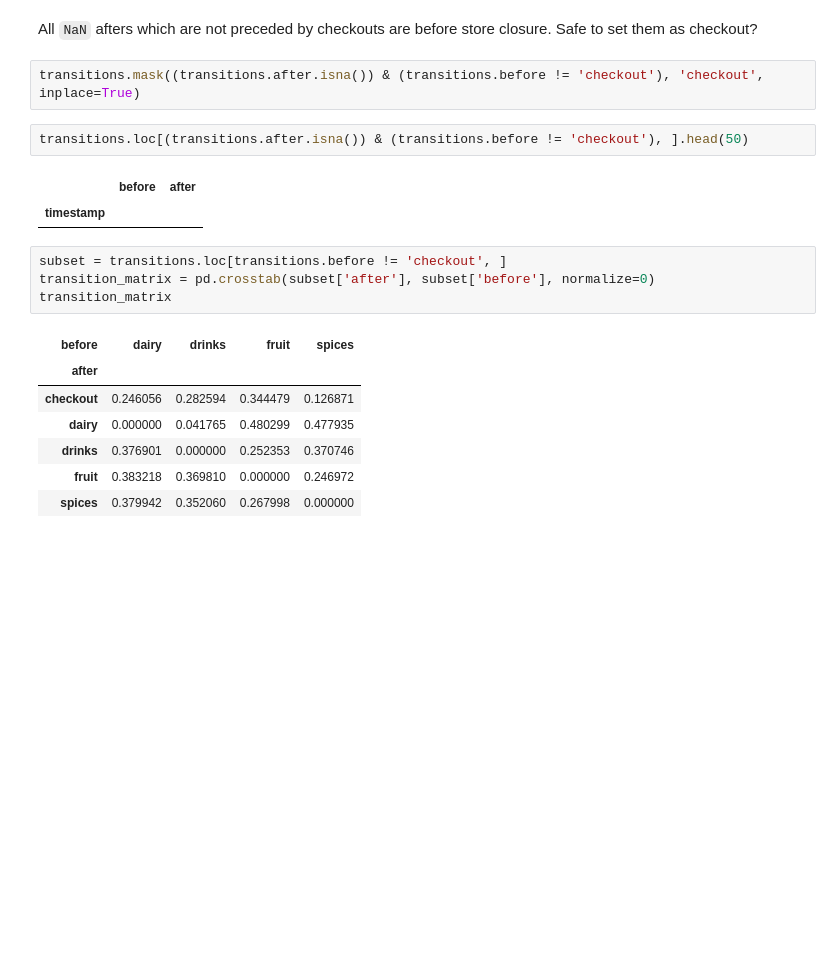
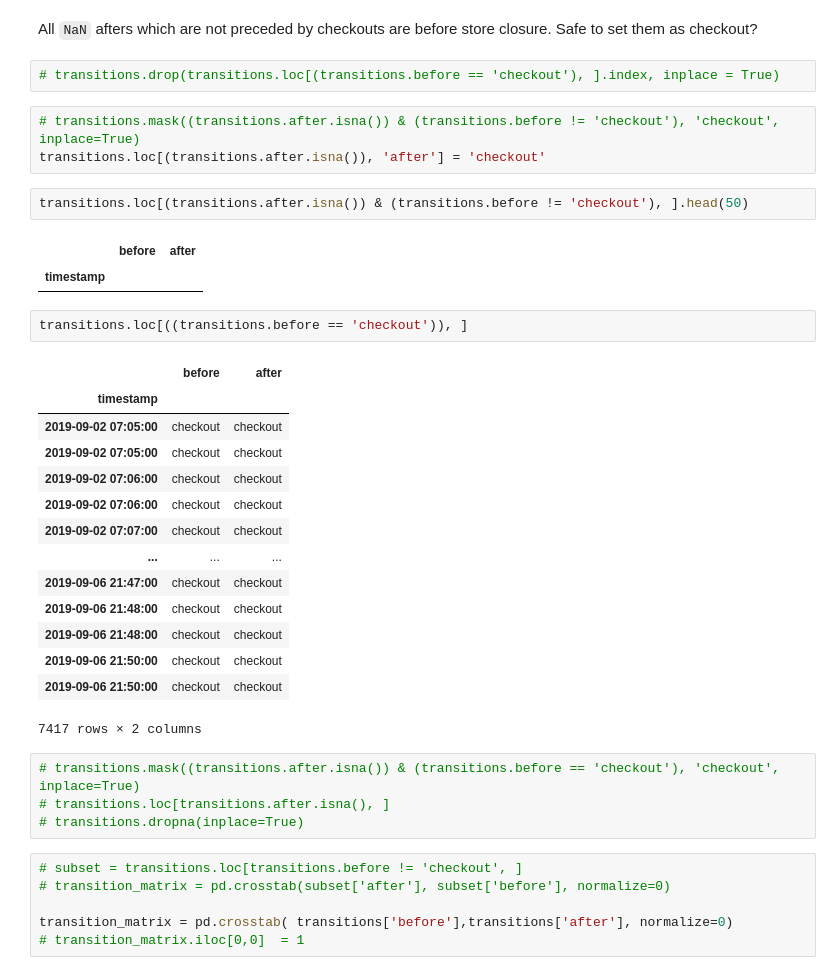
Before and after one commit to the-Hull/p045_spiced_projects, a Jupyter notebook: 08_week/02_project/01_exploration.ipynb, the cells around one changed output. Drawn from its saved outputs; the diff is of its cells as text; blank space fills up the shorter version.

```diff
--- a/08_week/02_project/01_exploration.ipynb
+++ b/08_week/02_project/01_exploration.ipynb
@@ -249,21 +249,39 @@ transitions.loc[(transitions.after.isna()) & (transitions.before != 'checkout'),
 # %% [markdown]
 All `NaN` afters which are not preceded by checkouts are before store closure. Safe to set them as checkout?
+# %%
+# transitions.drop(transitions.loc[(transitions.before == 'checkout'), ].index, inplace = True)
 # %%
-transitions.mask((transitions.after.isna()) & (transitions.before != 'checkout'), 'checkout', inplace=True)
+# transitions.mask((transitions.after.isna()) & (transitions.before != 'checkout'), 'checkout', inplace=True)
+transitions.loc[(transitions.after.isna()), 'after'] = 'checkout'
 # %%
 transitions.loc[(transitions.after.isna()) & (transitions.before != 'checkout'), ].head(50)
 # %% [output]
 |  | before | after |
 | timestamp |  |  |
+# %%
+transitions.loc[((transitions.before == 'checkout')), ]
+# %% [output]
+|  | before | after |
+| timestamp |  |  |
+| 2019-09-02 07:05:00 | checkout | checkout |
+| 2019-09-02 07:05:00 | checkout | checkout |
+| 2019-09-02 07:06:00 | checkout | checkout |
+| 2019-09-02 07:06:00 | checkout | checkout |
+| 2019-09-02 07:07:00 | checkout | checkout |
+| ... | ... | ... |
+| 2019-09-06 21:47:00 | checkout | checkout |
+| 2019-09-06 21:48:00 | checkout | checkout |
+| 2019-09-06 21:48:00 | checkout | checkout |
+| 2019-09-06 21:50:00 | checkout | checkout |
+| 2019-09-06 21:50:00 | checkout | checkout |
+7417 rows × 2 columns
+# %%
+# transitions.mask((transitions.after.isna()) & (transitions.before == 'checkout'), 'checkout', inplace=True)
+# transitions.loc[transitions.after.isna(), ]
+# transitions.dropna(inplace=True)
 # %%
-subset = transitions.loc[transitions.before != 'checkout', ]
-transition_matrix = pd.crosstab(subset['after'], subset['before'], normalize=0)
-transition_matrix
+# subset = transitions.loc[transitions.before != 'checkout', ]
+# transition_matrix = pd.crosstab(subset['after'], subset['before'], normalize=0)
+
+transition_matrix = pd.crosstab( transitions['before'],transitions['after'], normalize=0)
+# transition_matrix.iloc[0,0]  = 1
-# %% [output]
-| before | dairy | drinks | fruit | spices |
-| after |  |  |  |  |
-| checkout | 0.246056 | 0.282594 | 0.344479 | 0.126871 |
-| dairy | 0.000000 | 0.041765 | 0.480299 | 0.477935 |
-| drinks | 0.376901 | 0.000000 | 0.252353 | 0.370746 |
-| fruit | 0.383218 | 0.369810 | 0.000000 | 0.246972 |
-| spices | 0.379942 | 0.352060 | 0.267998 | 0.000000 |
```
Also changed, not shown: parts of 7 cells of this notebook.
